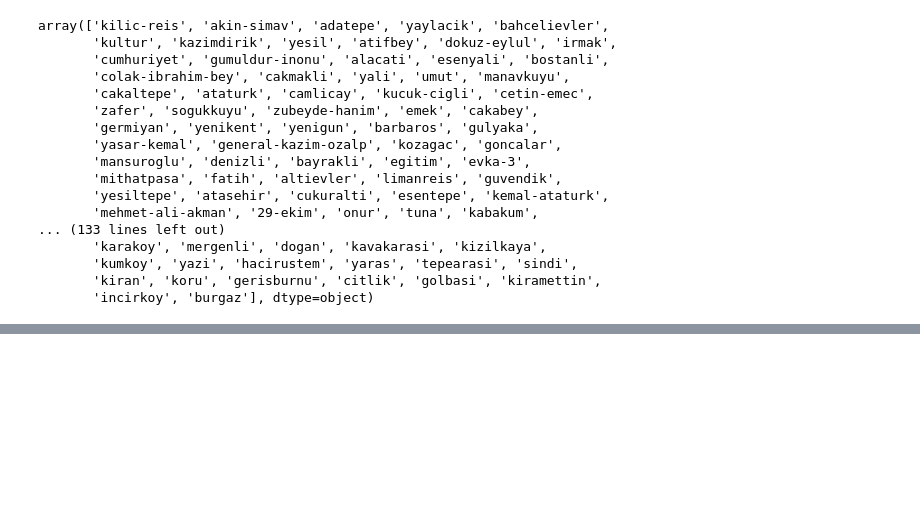
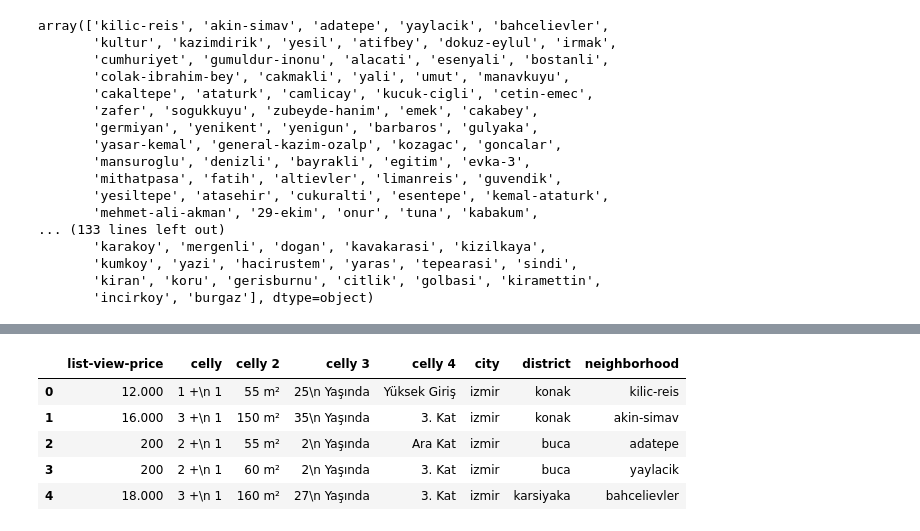
Before and after one commit to asdfghma/real-estate-ml, a Jupyter notebook: veri_ayiklama.ipynb, the cells around one changed output, grey strips where cells are left out. Drawn from its saved outputs; the diff is of its cells as text; code cells hidden in the pictures; blank space fills up the shorter version.

```diff
--- a/veri_ayiklama.ipynb
+++ b/veri_ayiklama.ipynb
@@ -131,3 +131,5 @@ array(['kilic-reis', 'akin-simav', 'adatepe', 'yaylacik', 'bahcelievler',
        'kumkoy', 'yazi', 'hacirustem', 'yaras', 'tepearasi', 'sindi',
        'kiran', 'koru', 'gerisburnu', 'citlik', 'golbasi', 'kiramettin',
        'incirkoy', 'burgaz'], dtype=object)
+# %%
+df.drop(["location", "img-link href"], axis=1, inplace=True)
@@ -133,0 +156,9 @@ array(['kilic-reis', 'akin-simav', 'adatepe', 'yaylacik', 'bahcelievler',
+# %%
+df.head()
+# %% [output]
+|  | list-view-price | celly | celly 2 | celly 3 | celly 4 | city | district | neighborhood |
+| 0 | 12.000 | 1 +\n 1 | 55 m² | 25\n Yaşında | Yüksek Giriş | izmir | konak | kilic-reis |
+| 1 | 16.000 | 3 +\n 1 | 150 m² | 35\n Yaşında | 3. Kat | izmir | konak | akin-simav |
+| 2 | 200 | 2 +\n 1 | 55 m² | 2\n Yaşında | Ara Kat | izmir | buca | adatepe |
+| 3 | 200 | 2 +\n 1 | 60 m² | 2\n Yaşında | 3. Kat | izmir | buca | yaylacik |
+| 4 | 18.000 | 3 +\n 1 | 160 m² | 27\n Yaşında | 3. Kat | izmir | karsiyaka | bahcelievler |
```
Also changed, not shown: parts of 13 cells of this notebook.
